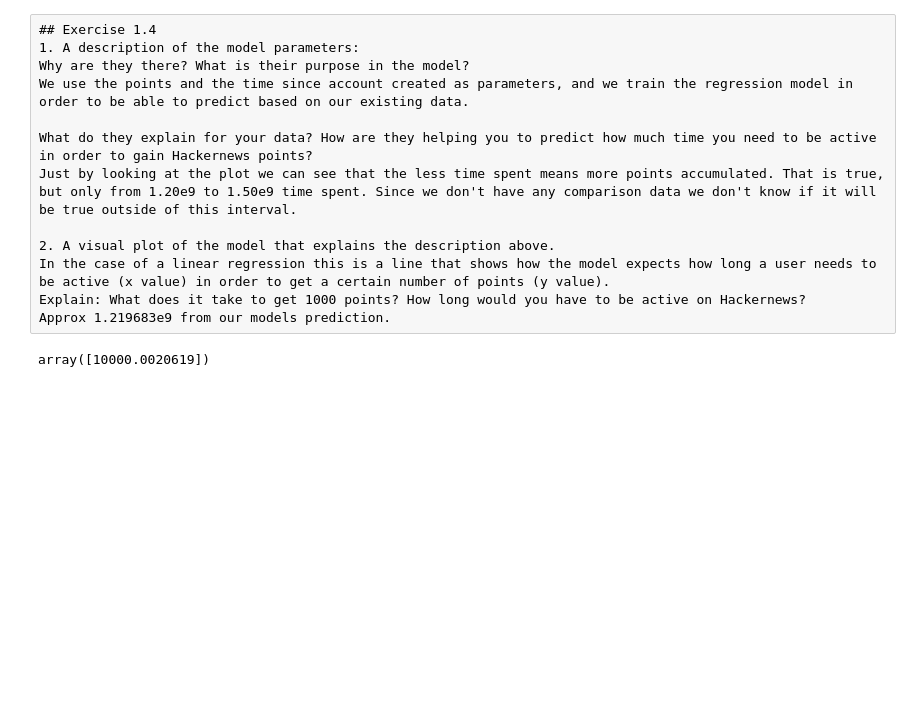
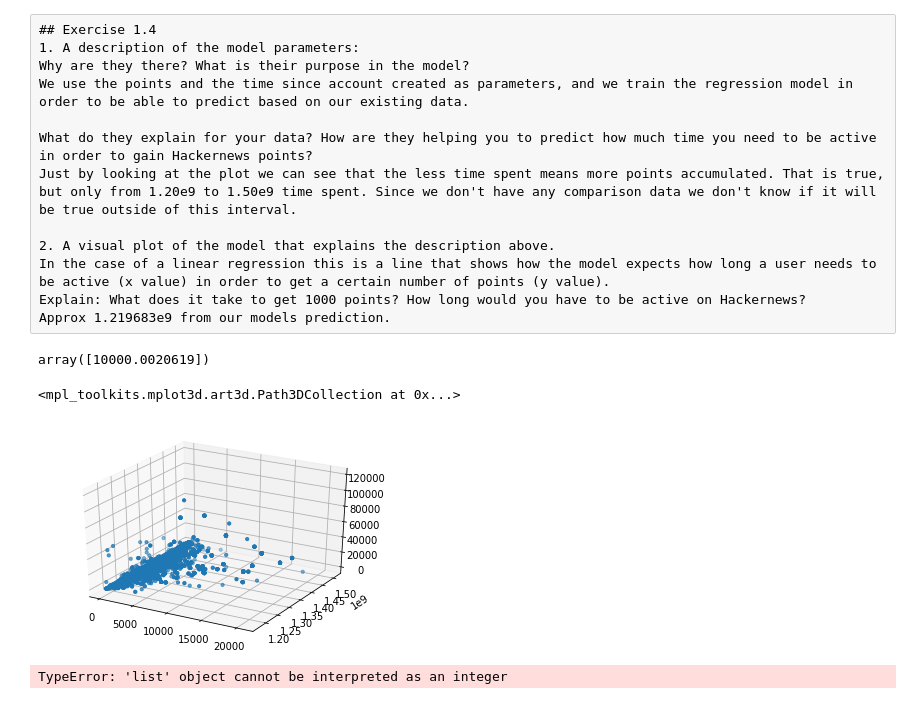
Before and after one commit to FarkIst/ML_Project1, a Jupyter notebook: project1.ipynb, the cells around one changed output. Saved outputs shown, nothing was run; the diff lists cells and outputs as text; code cells hidden in the pictures; blank space fills up the shorter version.

```diff
--- a/project1.ipynb
+++ b/project1.ipynb
@@ -71,6 +71,55 @@ Approx 1.219683e9 from our models prediction.
 model.predict([[1.219683e9]])
 # %% [output]
 array([10000.0020619])
+# %%
+## Exercise 2
+import pandas as pd
+import json
+import matplotlib.pyplot as plt
+from mpl_toolkits.mplot3d import Axes3D
+
+with open("users.json", "r") as f:
+    data = json.load(f)
+df = pd.DataFrame(data)
+fig = plt.figure()
+ax = fig.add_subplot(111, projection='3d')
+ax.scatter(df.submitted, df.created, df.karma, zdir='z', s=10, c=None, depthshade=True)
+# print(df.karma)
+# df.plot(x=1, y=4, z=5)
+# %% [output]
+<mpl_toolkits.mplot3d.art3d.Path3DCollection at 0x...>
+[figure, added]
+# %%
+### import numpy as np
+import sklearn
+import sklearn.linear_model
+import sklearn.metrics
+
+##We have to drop unused data in order to run model.fit, throws error NaN
+df.dropna(subset=['created','karma','submitted'], inplace = True)
+
+## y = ax + by + z
+
+xs = np.array([])
+xs1 = np.array(df["created"])
+xs2 = np.array(df["submitted"])
+
+# for x in range(0, 3):
+#     print(xs)
+#     xs = np.append(xs, np.append(np.array(xs1[x]), np.array(xs2[x])))
+
+# print(xs1[1], xs2[1])
+
+print(np.concatenate(xs1[1], xs2[2]))
+
+# actual = df["karma"]
+
+# model = sklearn.linear_model.LinearRegression()
+# xs_reshape = np.array(xs).reshape(-1,1)
+
+# model.fit(xs_reshape, actual)
+# %% [output]
+TypeError: 'list' object cannot be interpreted as an integer
 # %%
 ## Exercise 3
 
```
